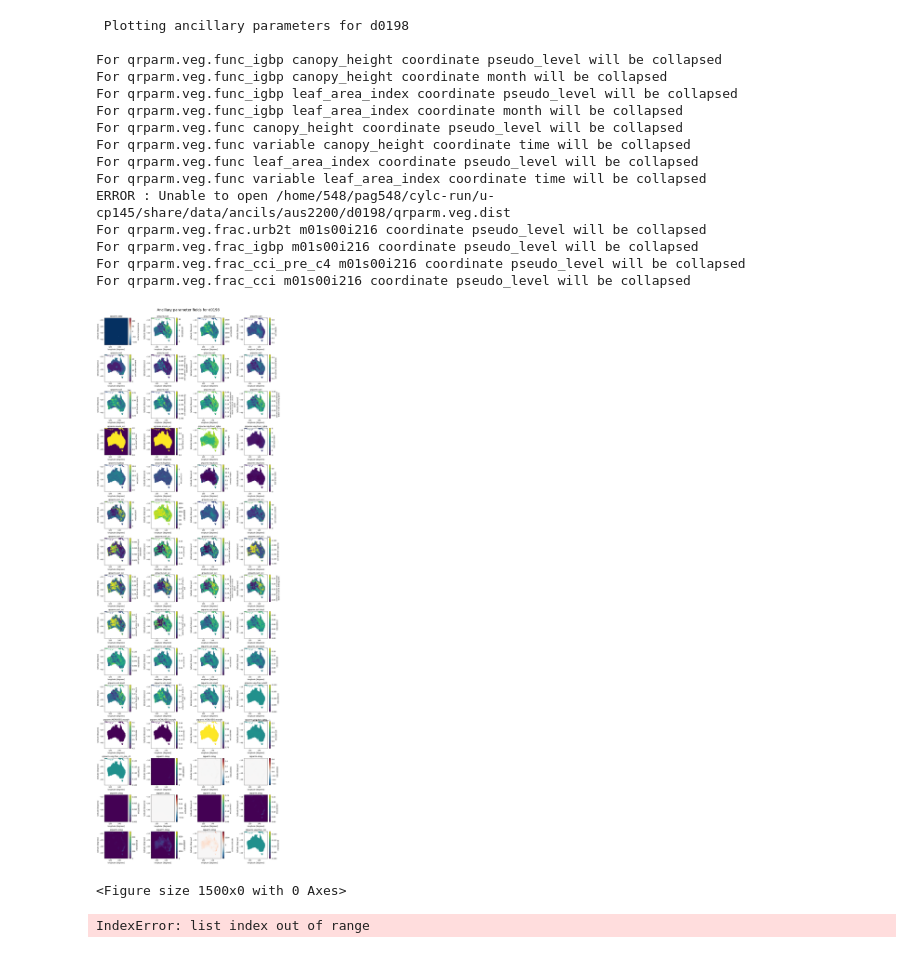
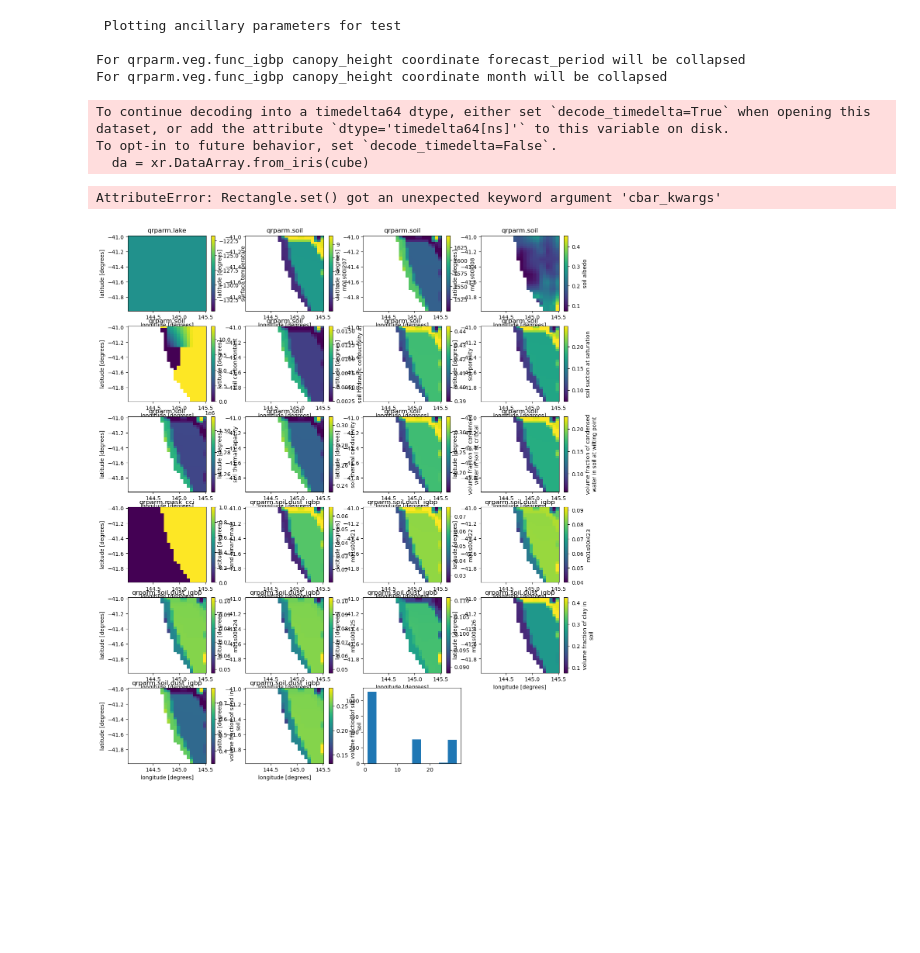
Before and after one commit to 21centuryweather/UM_configuration_tools, a Jupyter notebook: notebooks/Check_UM_ancillaries.ipynb, the cells around one changed output. Cells and saved outputs as stored; diff of their text form; code cells hidden in the pictures; blank space fills up the shorter version.

```diff
--- a/notebooks/Check_UM_ancillaries.ipynb
+++ b/notebooks/Check_UM_ancillaries.ipynb
@@ -25,7 +18,7 @@ home_dir=os.environ['HOME']
 HOME=Path(home_dir)
 # %%
 # Find all regions for a given rose-id
-ROSE ='u-cp145'
+ROSE ='u-dv602'
 REGION_DIRS = [ d for d in list((HOME / 'cylc-run' / ROSE / 'share/data/ancils/' ).glob('*')) if d.is_dir() ]
 REGION_DIRS
 # %% [output]
@@ -53,7 +46,8 @@ fig,ax = plt.subplots(1,num_plots,subplot_kw={'projection': ccrs.PlateCarree()})
 
 for i,R in enumerate(RESOLUTION_DIRS):
     MASK_FILE = R / 'qrparm.mask'
-    mask_cubes = ants.load(MASK_FILE)
+    #mask_cubes = ants.load(MASK_FILE)
+    mask_cubes = iris.load(MASK_FILE)
 
     # Select the cube corresponding to 'land_binary_mask'
     lbm_cube, = [ cube for cube in mask_cubes if cube.name() == 'land_binary_mask']
@@ -93,7 +87,8 @@ for res in parm_files.keys():
     for file in parm_files[res]:
         #print (f'INFO : Loading {file}')
         try:
-            cube = ants.load(file)
+            #cube = ants.load(file)
+            cube = iris.load(file)
             #print (cube)
             count += len(cube)
         except:
@@ -174,7 +169,8 @@ def plot_ancils(region,
 
     for file in files:
         try:
-            cubes = ants.load(file)
+            #cubes = ants.load(file)
+            cubes = iris.load(file)
         except:
             print (f'ERROR : Unable to open {file}')
             continue
@@ -231,32 +227,25 @@ def plot_ancils(region,
 # %%
 # Now plot for all resolutions and catch ancillary parameter fields with NaNs
 bad_ancils = []
 
 # Loop over all resolutions
 #for res in parm_files.keys():
-for res in ['d0198']:
+for res in ['test']:
     nan_ancils = plot_ancils(res,
                              parm_files[res],
                              num_plots[res])
 
     bad_ancils.extend(nan_ancils)
 # %% [output]
- Plotting ancillary parameters for d0198
+ Plotting ancillary parameters for test
 
-For qrparm.veg.func_igbp canopy_height coordinate pseudo_level will be collapsed
+For qrparm.veg.func_igbp canopy_height coordinate forecast_period will be collapsed
 For qrparm.veg.func_igbp canopy_height coordinate month will be collapsed
-For qrparm.veg.func_igbp leaf_area_index coordinate pseudo_level will be collapsed
-For qrparm.veg.func_igbp leaf_area_index coordinate month will be collapsed
-For qrparm.veg.func canopy_height coordinate pseudo_level will be collapsed
-For qrparm.veg.func variable canopy_height coordinate time will be collapsed
-For qrparm.veg.func leaf_area_index coordinate pseudo_level will be collapsed
-For qrparm.veg.func variable leaf_area_index coordinate time will be collapsed
-ERROR : Unable to open /home/548/pag548/cylc-run/u-cp145/share/data/ancils/aus2200/d0198/qrparm.veg.dist
-For qrparm.veg.frac.urb2t m01s00i216 coordinate pseudo_level will be collapsed
-For qrparm.veg.frac_igbp m01s00i216 coordinate pseudo_level will be collapsed
-For qrparm.veg.frac_cci_pre_c4 m01s00i216 coordinate pseudo_level will be collapsed
-For qrparm.veg.frac_cci m01s00i216 coordinate pseudo_level will be collapsed
+To continue decoding into a timedelta64 dtype, either set `decode_timedelta=True` when opening this dataset, or add the attribute `dtype='timedelta64[ns]'` to this variable on disk.
+To opt-in to future behavior, set `decode_timedelta=False`.
+  da = xr.DataArray.from_iris(cube)
+AttributeError: Rectangle.set() got an unexpected keyword argument 'cbar_kwargs'
-[figure, old version]
+[figure, new version]
 # %%
 # Now plot the bad_ancils
 num_plot=len(bad_ancils)
@@ -282,8 +271,6 @@ for k in range(num_plot):
      da.plot(ax=ax)
      ax.set_title(f'{da.name}')
 plt.tight_layout()
-# %% [output]
-<Figure size 1500x0 with 0 Axes>
 # %%
 # Zoom in on NaNs. Let's do this manually for region era5
 # These ancils have a land-sea mask so we need to extract that
@@ -295,8 +282,6 @@ all_mask = mask & da.isnull()
 # Find location of NaNs
 all_mask.compute()
 all_mask.where(all_mask.compute()==True,drop=True).compute()
-# %% [output]
-IndexError: list index out of range
 # %%
 # OK, so we seem to have three points of NaN located b/w lat -54.7 to -52.6
 # lat 158.9 to 169.2
```
Also changed, not shown: parts of 5 cells of this notebook, 15 other files.
